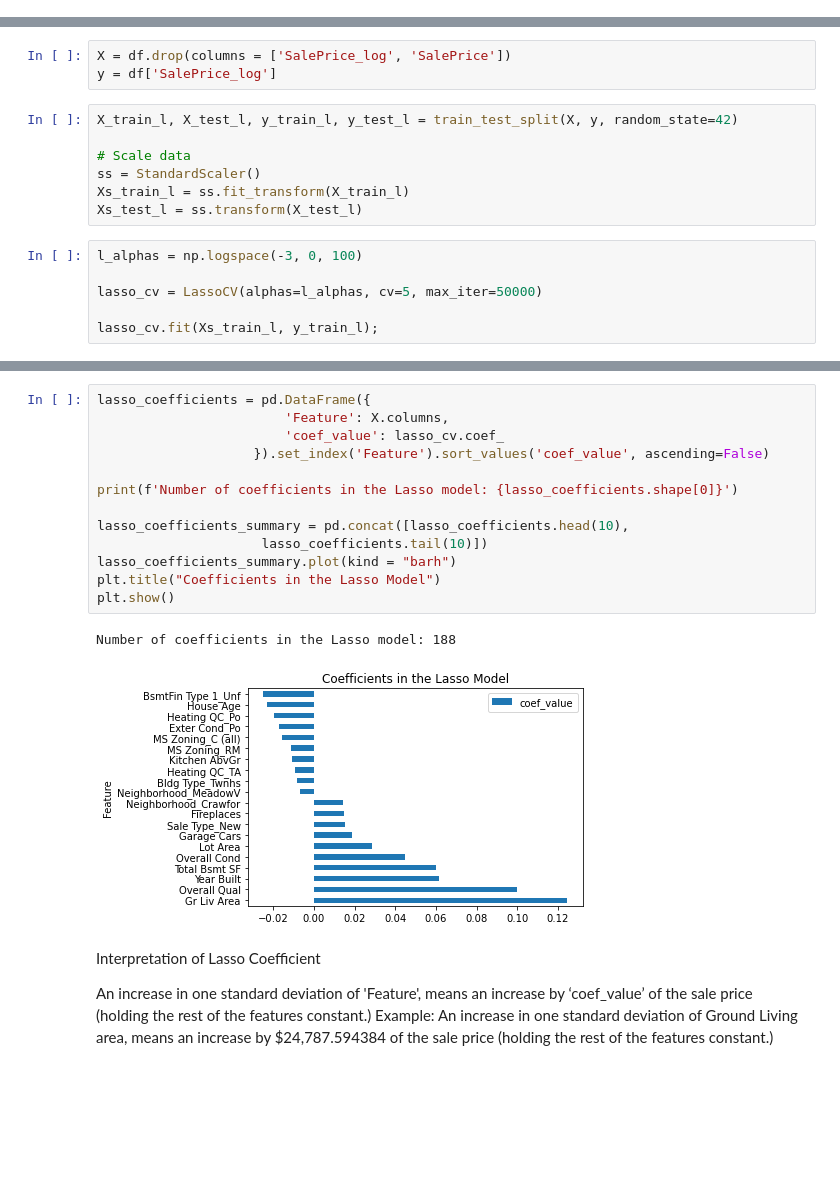
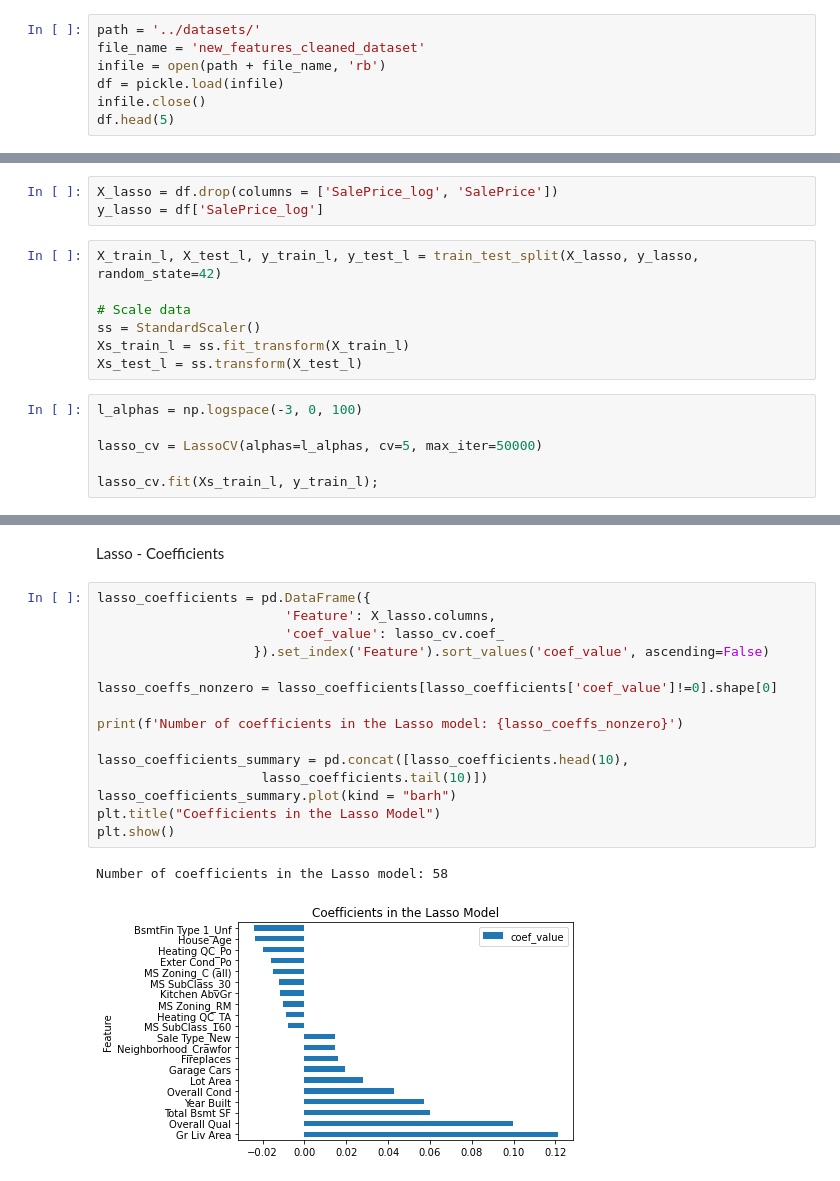
Before and after one commit to AdrianaCh87/Predicting-House-Sale-Price-in-Ames-Iowa, a Jupyter notebook: Code/04_modeling_and_model_evaluation.ipynb, the cells around one changed output, grey strips where cells are left out. Saved outputs shown, nothing was run; the diff lists cells and outputs as text; blank space fills up the shorter version.

```diff
--- a/Code/04_modeling_and_model_evaluation.ipynb
+++ b/Code/04_modeling_and_model_evaluation.ipynb
@@ -94,0 +93,7 @@ relevant_features = ['Overall Qual','Year Built','Total Bsmt SF','Gr Liv Area','
+# %%
+path = '../datasets/'
+file_name = 'new_features_cleaned_dataset'
+infile = open(path + file_name, 'rb')
+df = pickle.load(infile)
+infile.close()
+df.head(5)
@@ -266,10 +262,10 @@ Number of coefficients in the Ridge model: 188
 # %% [markdown]
 ### Lasso Regression
 # %%
-X = df.drop(columns = ['SalePrice_log', 'SalePrice'])
-y = df['SalePrice_log']
+X_lasso = df.drop(columns = ['SalePrice_log', 'SalePrice'])
+y_lasso = df['SalePrice_log']
 # %%
-X_train_l, X_test_l, y_train_l, y_test_l = train_test_split(X, y, random_state=42)
+X_train_l, X_test_l, y_train_l, y_test_l = train_test_split(X_lasso, y_lasso, random_state=42)
 
 # Scale data
 ss = StandardScaler()
@@ -304,21 +306,20 @@ check_residual(lasso_cv, 'Lasso Regression', Xs_train_l, y_train_l, Xs_test_l, y
+# %% [markdown]
+Lasso - Coefficients
 # %%
 lasso_coefficients = pd.DataFrame({
-                        'Feature': X.columns,
+                        'Feature': X_lasso.columns,
                         'coef_value': lasso_cv.coef_
                     }).set_index('Feature').sort_values('coef_value', ascending=False)
 
-print(f'Number of coefficients in the Lasso model: {lasso_coefficients.shape[0]}')
+lasso_coeffs_nonzero = lasso_coefficients[lasso_coefficients['coef_value']!=0].shape[0]
+
+print(f'Number of coefficients in the Lasso model: {lasso_coeffs_nonzero}')
 
 lasso_coefficients_summary = pd.concat([lasso_coefficients.head(10),
                      lasso_coefficients.tail(10)])
 lasso_coefficients_summary.plot(kind = "barh")
 plt.title("Coefficients in the Lasso Model")
 plt.show()
 # %% [output]
-Number of coefficients in the Lasso model: 188
+Number of coefficients in the Lasso model: 58
-[figure, old version]
+[figure, new version]
-# %% [markdown]
-Interpretation of Lasso Coefficient
-
-An increase in one standard deviation of 'Feature', means an increase by ‘coef_value’ of the sale price (holding the rest of the features constant.) Example:
-An increase in one standard deviation of Ground Living area, means an increase by $24,787.594384 of the sale price (holding the rest of the features constant.)
```
Also changed, not shown: parts of 50 cells of this notebook, 14 other files.
